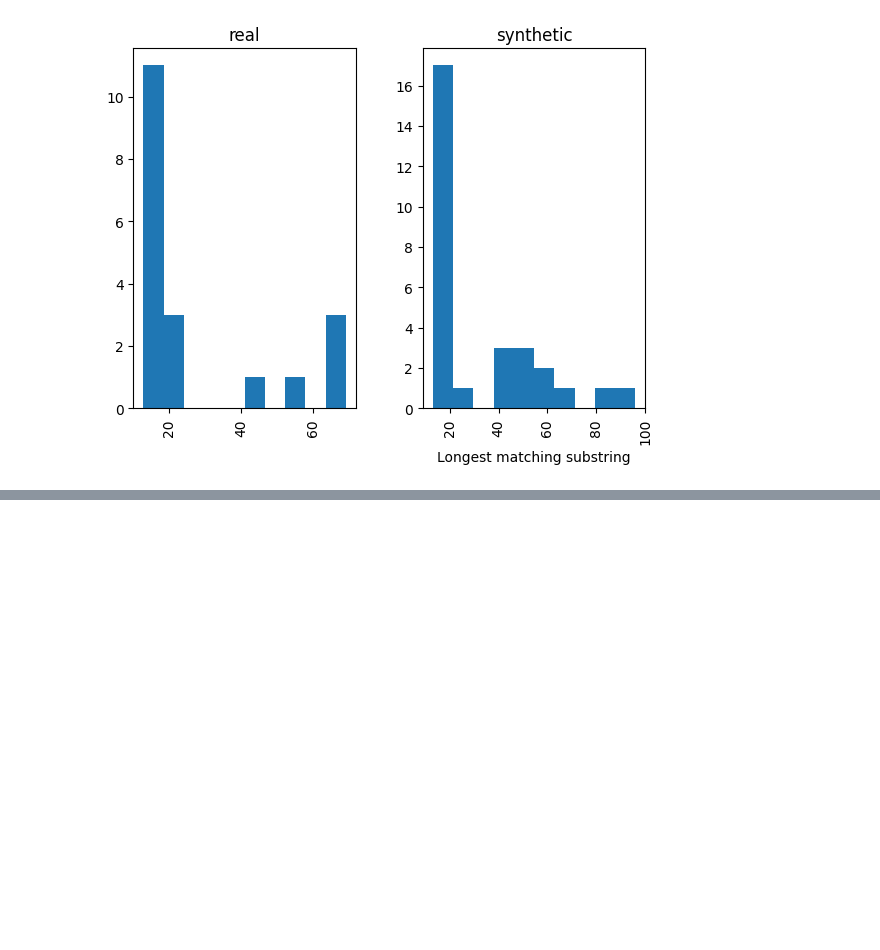
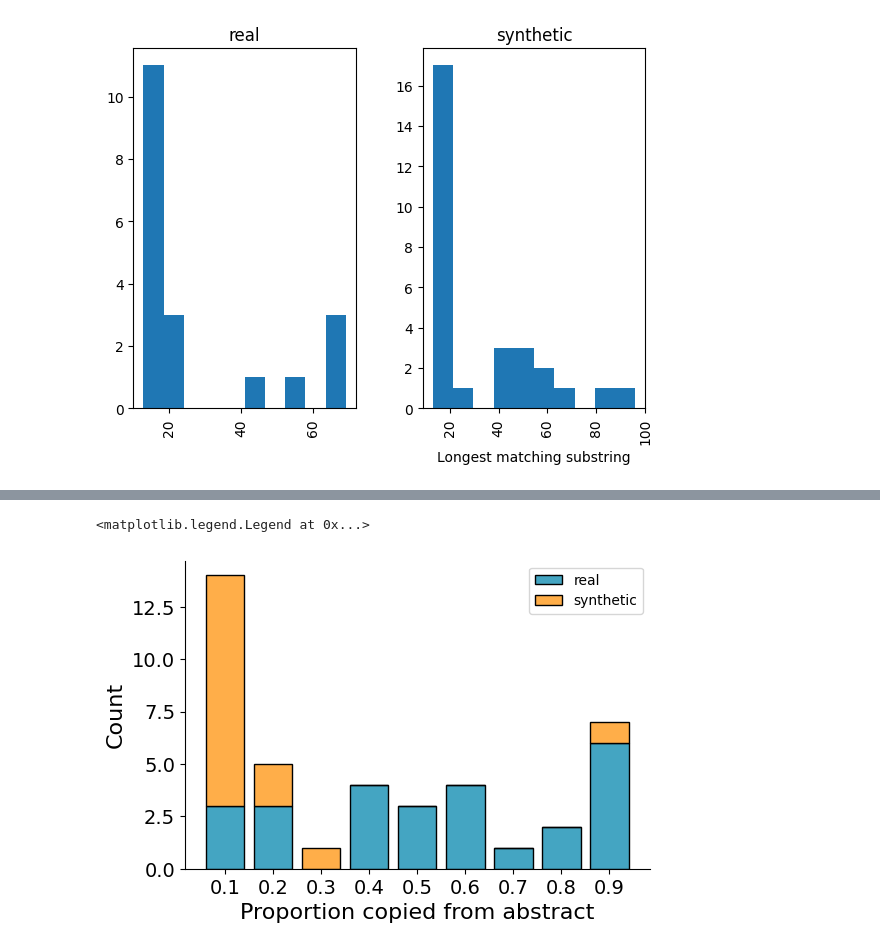
Before and after one commit to epfl-dlab/GPTurk, a Jupyter notebook: src/2_string_matching.ipynb, the cells around one changed output, grey strips where cells are left out. Drawn from its saved outputs; the diff is of its cells as text; code cells hidden in the pictures; blank space fills up the shorter version.

```diff
--- a/src/2_string_matching.ipynb
+++ b/src/2_string_matching.ipynb
@@ -331,0 +347,2 @@ Text(0.5, 0, 'Longest matching substring')
+# %%
+copied["common_substr"] = common_substr
@@ -331,0 +355,5 @@ Text(0.5, 0, 'Longest matching substring')
+# %%
+tokenizer = Tokenizer(word_delimiter=' ')
+
+copied["original_length"] = copied["original_text"].apply(lambda x: len(tokenizer.tokenize(x)))
+copied["text_length"] = copied["text"].apply(lambda x: len(tokenizer.tokenize(x)))
@@ -331,0 +371,2 @@ Text(0.5, 0, 'Longest matching substring')
+# %%
+copied["prop_copied"] = copied["common_substr"] / copied["text_length"]
@@ -331,0 +399,2 @@ Text(0.5, 0, 'Longest matching substring')
+# %%
+copied=copied.drop_duplicates()
@@ -331,0 +435,36 @@ Text(0.5, 0, 'Longest matching substring')
+# %%
+
+proportion_copied = copied.sort_values(by = "prop_copied")
+
+# Create bins for 'prop_copied' values
+bins = np.linspace(proportion_copied["prop_copied"].min(), proportion_copied["prop_copied"].max(), 10)
+
+# Cut 'prop_copied' into bins and count the number of 'real' and 'synthetic' in each bin
+real_data = proportion_copied[proportion_copied["predicted"] == "real"]["prop_copied"].groupby(pd.cut(proportion_copied[proportion_copied["predicted"] == "real"]["prop_copied"], bins, labels=False)).count()
+synthetic_data = proportion_copied[proportion_copied["predicted"] == "synthetic"]["prop_copied"].groupby(pd.cut(proportion_copied[proportion_copied["predicted"] == "synthetic"]["prop_copied"], bins, labels=False)).count()
+
+real_data.fillna(0, inplace=True)
+synthetic_data.fillna(0, inplace=True)
+
+concatted = pd.concat([real_data, synthetic_data], axis=1).fillna(0)
+concatted.columns = ["real", "synthetic"]
+concatted = concatted.sort_index()
+concatted.index = np.round(concatted.index / 10 + .1, 1)
+
+fig, ax = plt.subplots(figsize=(6,4))
+
+
+# Plot 'real' data
+ax.bar(concatted.index.astype(str), concatted["real"], label='real', color='#44a5c2', edgecolor = "black")
+
+# Plot 'synthetic' data
+ax.bar(concatted.index.astype(str), concatted["synthetic"], bottom=concatted["real"], label='synthetic', color='#ffae49', edgecolor = "black")
+
+ax.set_ylabel("Count", fontsize=16)
+ax.set_xlabel("Proportion copied from abstract", fontsize=16)
+ax.tick_params(labelsize=14)
+ax.spines[['right', 'top']].set_visible(False)
+ax.legend()
+# %% [output]
+<matplotlib.legend.Legend at 0x...>
+[figure, added]
```
Also changed, not shown: parts of 31 cells of this notebook, 14 other files.
